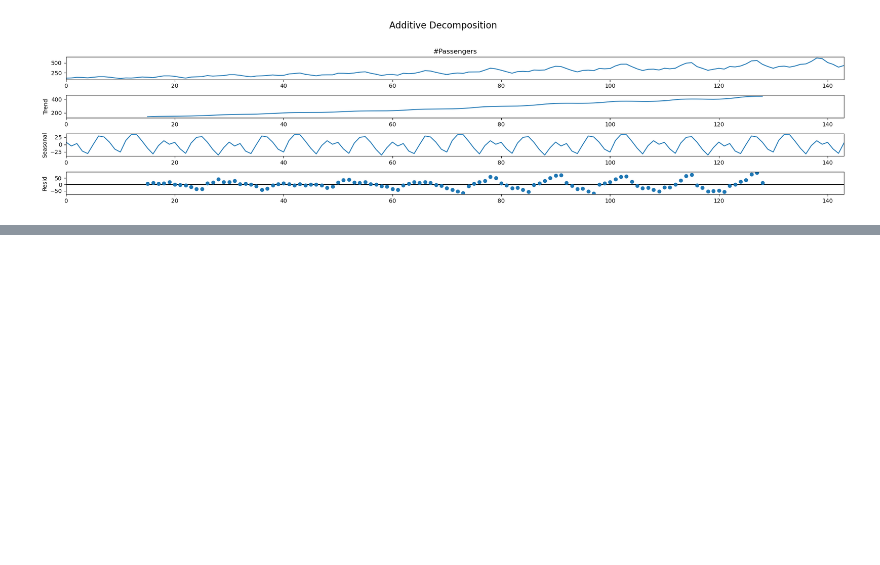
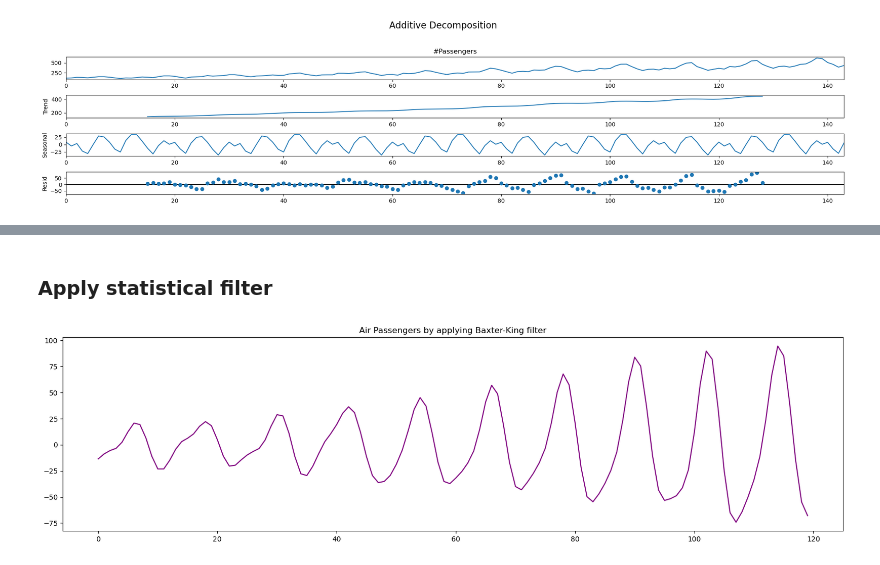
Before and after one commit to neemiasbsilva/datascience-portfolio, a Jupyter notebook: forecasting/notebooks/01_NBS_eda.ipynb, the cells around one changed output, grey strips where cells are left out. Cells and saved outputs as stored; diff of their text form; code cells hidden in the pictures; blank space fills up the shorter version.

```diff
--- a/forecasting/notebooks/01_NBS_eda.ipynb
+++ b/forecasting/notebooks/01_NBS_eda.ipynb
@@ -154,0 +215,7 @@ plot_decomposition(add_decomposition.plot(), title="Additive Decomposition")
+# %% [markdown]
+### Apply statistical filter
+# %%
+detrend = detrend_timeseries(df, mode="bkfilter")
+plot_detrend(detrend, title="Air Passengers by applying Baxter-King filter")
+# %% [output]
+[figure, added]
```
Also changed, not shown: parts of 9 cells of this notebook.
